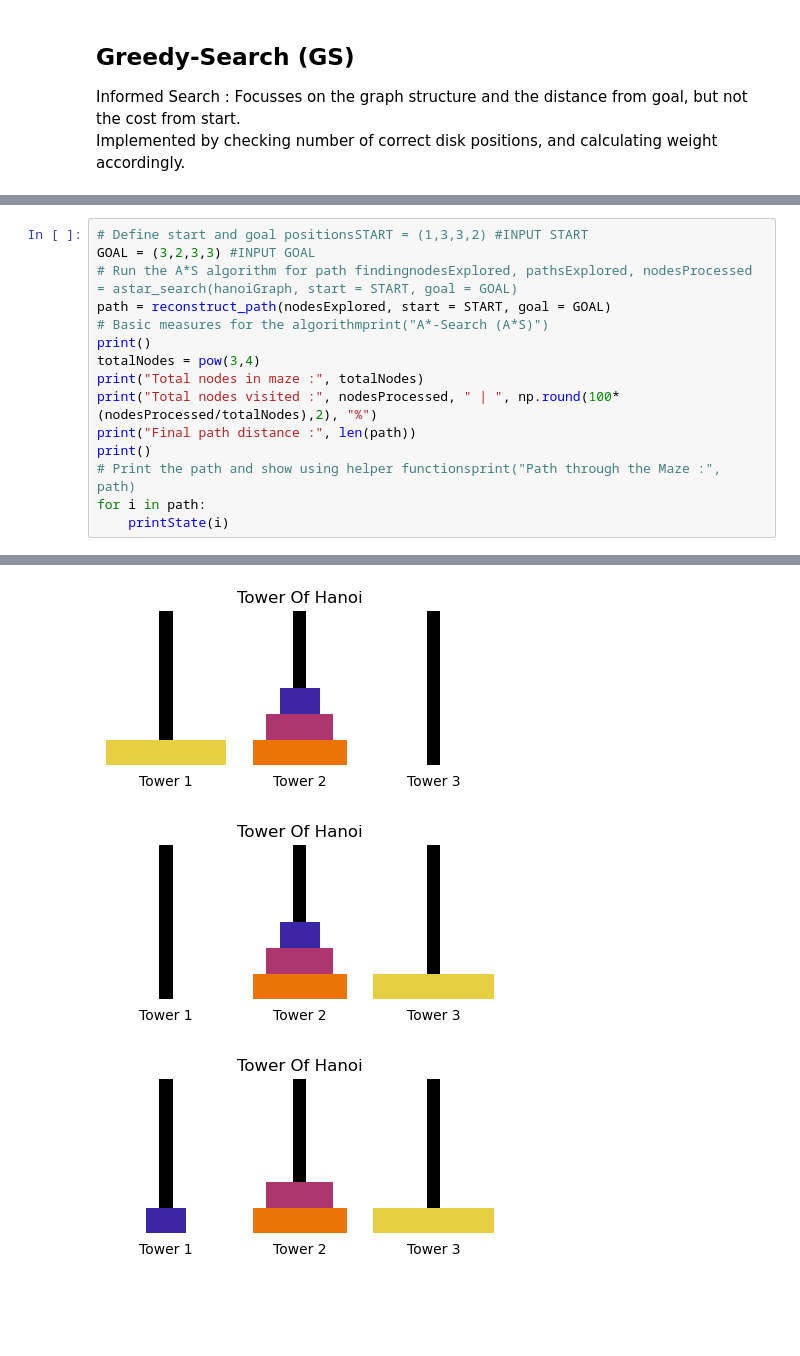
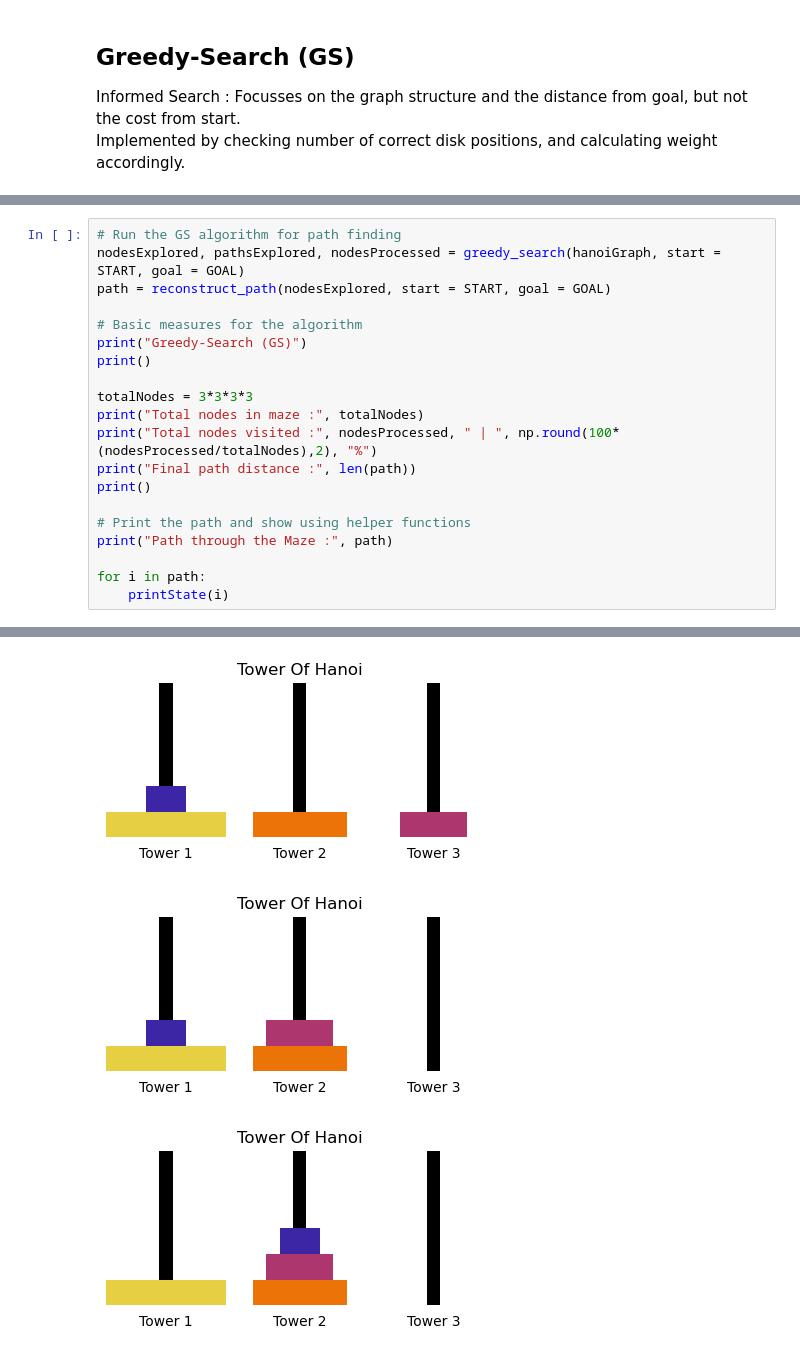
Before and after one commit to Iain-Lim/SC1015, a Jupyter notebook: Lab_8/Our_Hanoi.ipynb, the cells around one changed output, grey strips where cells are left out. Cells and saved outputs as stored; diff of their text form; blank space fills up the shorter version.

```diff
--- a/Lab_8/Our_Hanoi.ipynb
+++ b/Lab_8/Our_Hanoi.ipynb
@@ -565,18 +582,23 @@ def reconstruct_path(explored, start, goal):
 
     return path
 # %%
-# Define start and goal positionsSTART = (1,3,3,2) #INPUT START
-GOAL = (3,2,3,3) #INPUT GOAL
-# Run the A*S algorithm for path findingnodesExplored, pathsExplored, nodesProcessed = astar_search(hanoiGraph, start = START, goal = GOAL)
+# Run the GS algorithm for path finding
+nodesExplored, pathsExplored, nodesProcessed = greedy_search(hanoiGraph, start = START, goal = GOAL)
 path = reconstruct_path(nodesExplored, start = START, goal = GOAL)
-# Basic measures for the algorithmprint("A*-Search (A*S)")
+
+# Basic measures for the algorithm
+print("Greedy-Search (GS)")
 print()
-totalNodes = pow(3,4)
+
+totalNodes = 3*3*3*3
 print("Total nodes in maze :", totalNodes)
 print("Total nodes visited :", nodesProcessed, " | ", np.round(100*(nodesProcessed/totalNodes),2), "%")
 print("Final path distance :", len(path))
 print()
-# Print the path and show using helper functionsprint("Path through the Maze :", path)
+
+# Print the path and show using helper functions
+print("Path through the Maze :", path)
+
 for i in path:
     printState(i)
 # %% [output]
@@ -592,3 +618,3 @@ Final path distance : 11
-[figure, old version]
+[figure, new version]
-[figure, old version]
+[figure, new version]
-[figure, old version]
+[figure, new version]
```
Also changed, not shown: parts of 7 cells of this notebook.
